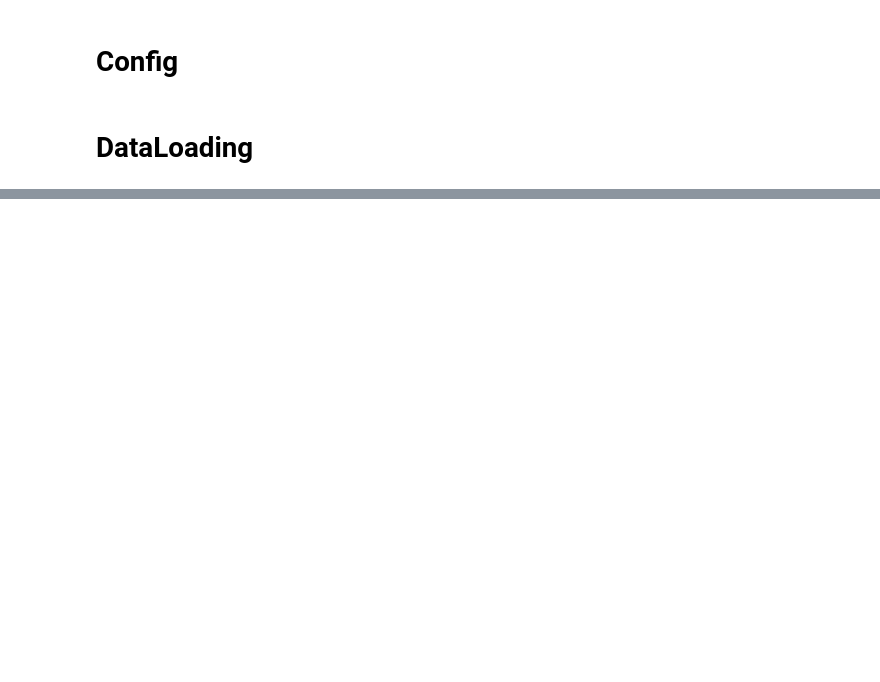
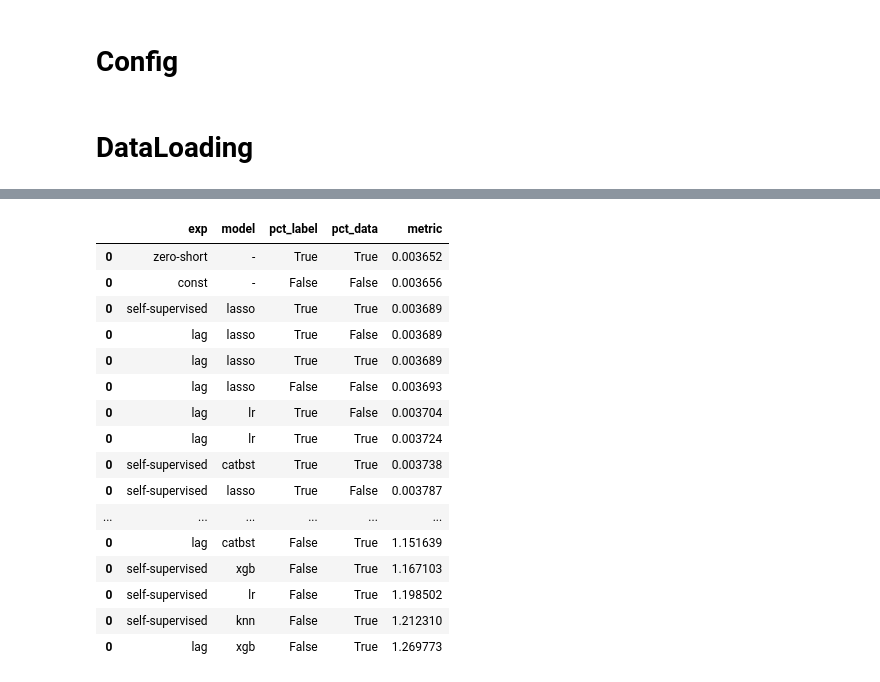
Before and after one commit to petrsokerin/Stock_Embedding, a Jupyter notebook: notebooks/TS2Vec_baseline.ipynb, the cells around one changed output, grey strips where cells are left out. Drawn from its saved outputs; the diff is of its cells as text; code cells hidden in the pictures; blank space fills up the shorter version.

```diff
--- a/notebooks/TS2Vec_baseline.ipynb
+++ b/notebooks/TS2Vec_baseline.ipynb
@@ -102,0 +143,13 @@ ValueError: Length mismatch: Expected axis has 3 elements, new values have 1 ele
+# %%
+models = {
+    'lr': LinearRegression(),
+    'rf': RandomForestRegressor(),
+    'knn': KNeighborsRegressor(),
+    'svm': SVR(),
+    'lasso': Lasso(),
+    'xgb': XGBRegressor(),
+    'catbst': CatBoostRegressor(),
+}
+
+cols = ['exp', 'model', 'pct_label', 'pct_data', 'metric']
+res_df = pd.DataFrame(columns=cols)
@@ -102,0 +268,20 @@ ValueError: Length mismatch: Expected axis has 3 elements, new values have 1 ele
+# %%
+res_df.sort_values('metric')
+# %% [output]
+|  | exp | model | pct_label | pct_data | metric |
+| 0 | zero-short | - | True | True | 0.003652 |
+| 0 | const | - | False | False | 0.003656 |
+| 0 | self-supervised | lasso | True | True | 0.003689 |
+| 0 | lag | lasso | True | False | 0.003689 |
+| 0 | lag | lasso | True | True | 0.003689 |
+| 0 | lag | lasso | False | False | 0.003693 |
+| 0 | lag | lr | True | False | 0.003704 |
+| 0 | lag | lr | True | True | 0.003724 |
+| 0 | self-supervised | catbst | True | True | 0.003738 |
+| 0 | self-supervised | lasso | True | False | 0.003787 |
+| ... | ... | ... | ... | ... | ... |
+| 0 | lag | catbst | False | True | 1.151639 |
+| 0 | self-supervised | xgb | False | True | 1.167103 |
+| 0 | self-supervised | lr | False | True | 1.198502 |
+| 0 | self-supervised | knn | False | True | 1.212310 |
+| 0 | lag | xgb | False | True | 1.269773 |
```
Also changed, not shown: parts of 8 cells of this notebook, 3 other files.
